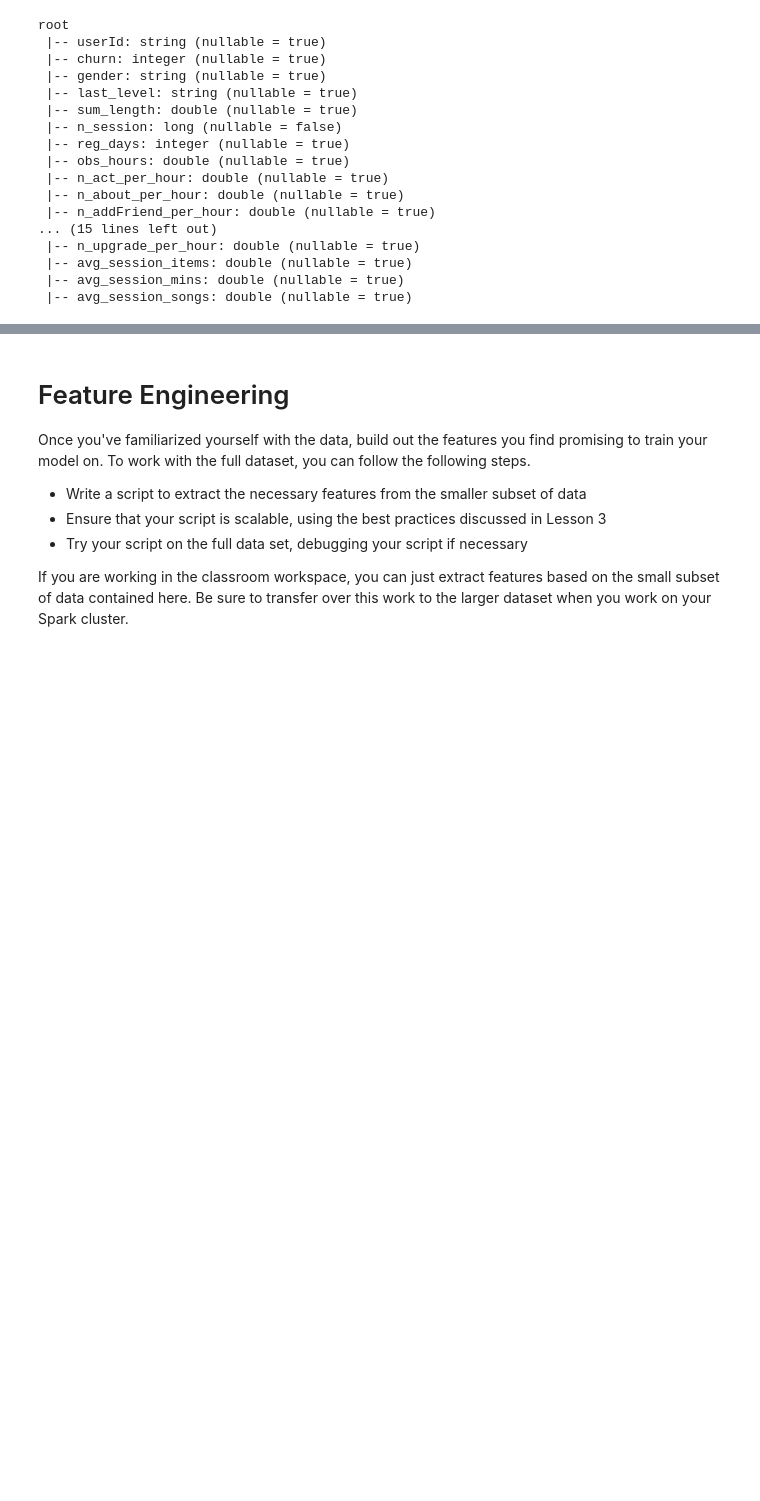
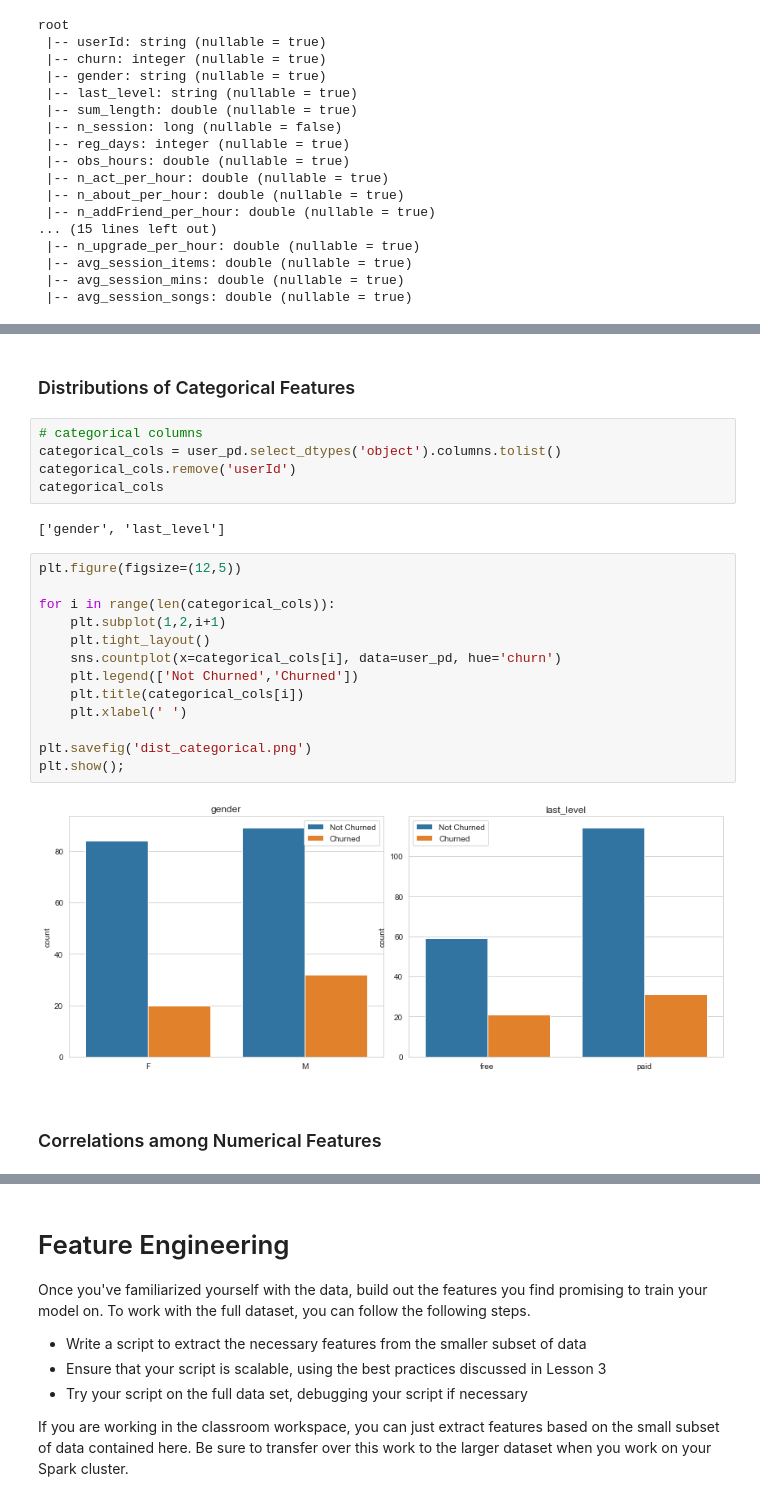
Before and after one commit to silviaclaire/sparkify, a Jupyter notebook: Sparkify.ipynb, the cells around one changed output, grey strips where cells are left out. Cells and saved outputs as stored; diff of their text form; blank space fills up the shorter version.

```diff
--- a/Sparkify.ipynb
+++ b/Sparkify.ipynb
@@ -460,0 +486,26 @@ root
+# %% [markdown]
+### Distributions of Categorical Features
+# %%
+# categorical columns
+categorical_cols = user_pd.select_dtypes('object').columns.tolist()
+categorical_cols.remove('userId')
+categorical_cols
+# %% [output]
+['gender', 'last_level']
+# %%
+plt.figure(figsize=(12,5))
+
+for i in range(len(categorical_cols)):
+    plt.subplot(1,2,i+1)
+    plt.tight_layout()
+    sns.countplot(x=categorical_cols[i], data=user_pd, hue='churn')
+    plt.legend(['Not Churned','Churned'])
+    plt.title(categorical_cols[i])
+    plt.xlabel(' ')
+
+plt.savefig('dist_categorical.png')
+plt.show();
+# %% [output]
+[figure, added]
+# %% [markdown]
+### Correlations among Numerical Features
```
Also changed, not shown: parts of 13 cells of this notebook.
